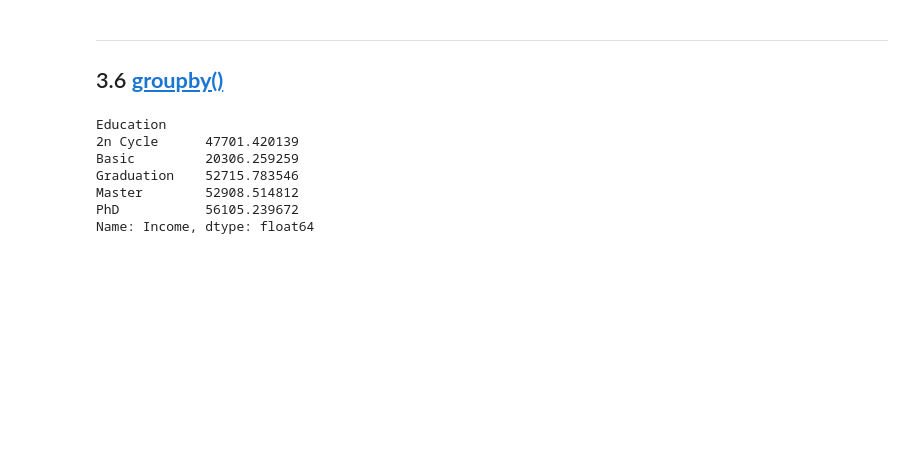
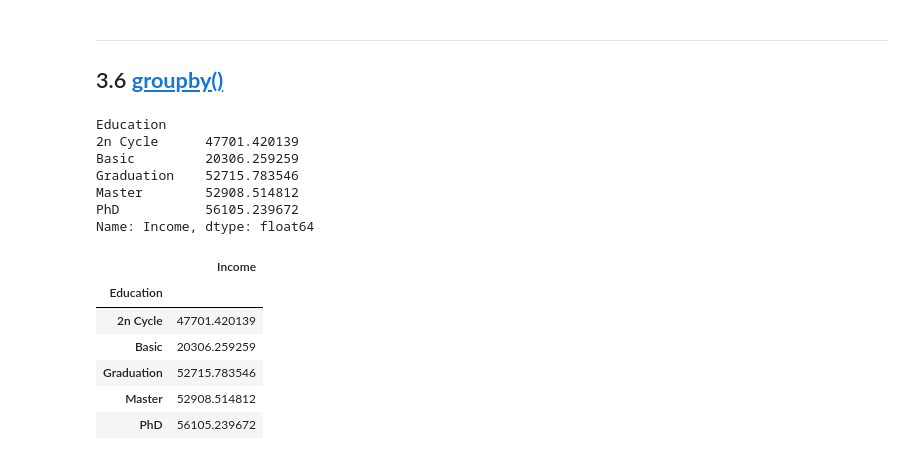
Before and after one commit to DeanChugall/Ai-za-SVE-Pandas_BLOGs, a Jupyter notebook: 20-Pandas-Funkcija/20-PandasFunkcija.ipynb, the cells around one changed output. Saved outputs shown, nothing was run; the diff lists cells and outputs as text; code cells hidden in the pictures; blank space fills up the shorter version.

Commit message:
# Implementirana Pandas funkcija groupby()

```diff
--- a/20-Pandas-Funkcija/20-PandasFunkcija.ipynb
+++ b/20-Pandas-Funkcija/20-PandasFunkcija.ipynb
@@ -341,3 +341,14 @@ Graduation    52715.783546
 Master        52908.514812
 PhD           56105.239672
 Name: Income, dtype: float64
+# %%
+ # Alternativni pristup
+df.groupby('Education').agg({'Income' : 'mean'})
+# %% [output]
+|  | Income |
+| Education |  |
+| 2n Cycle | 47701.420139 |
+| Basic | 20306.259259 |
+| Graduation | 52715.783546 |
+| Master | 52908.514812 |
+| PhD | 56105.239672 |
```
